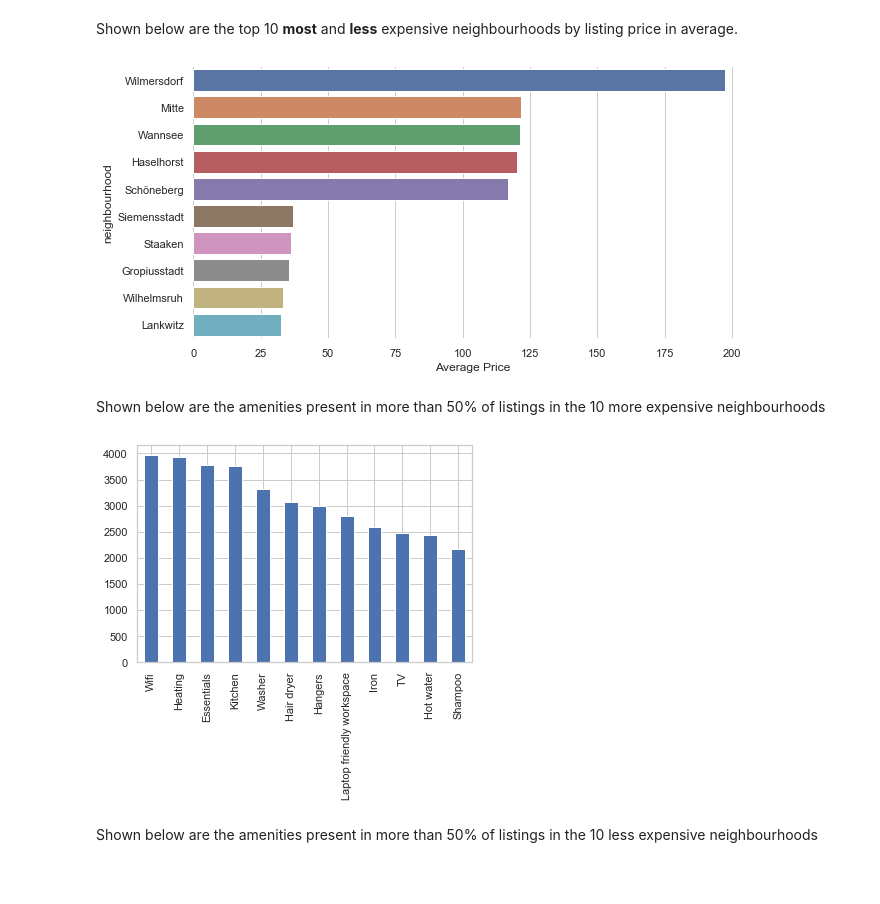
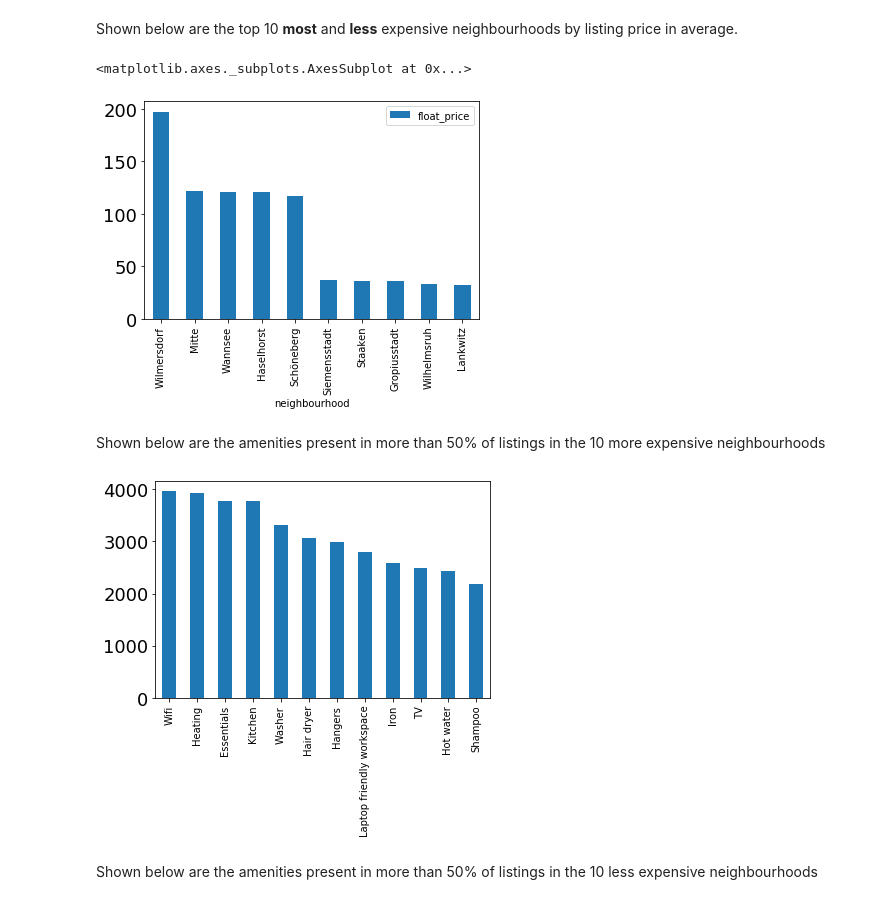
Before and after one commit to vitorarrais/data-science-notebooks, a Jupyter notebook: airbnb-berlin/airbnb-berlin.ipynb, the cells around one changed output. Drawn from its saved outputs; the diff is of its cells as text; code cells hidden in the pictures; blank space fills up the shorter version.

```diff
--- a/airbnb-berlin/airbnb-berlin.ipynb
+++ b/airbnb-berlin/airbnb-berlin.ipynb
@@ -57,18 +54,12 @@ df_grouped = df_listings.groupby('neighbourhood')['float_price']
 # %%
 # sort neighbourhoods by price
 df_mean = df_grouped.mean().sort_values(ascending=False)
 df_mean = df_mean.reset_index()
 df_mean = pd.concat([df_mean[:5], df_mean[-5:]])
-
-df_mean.rename(columns={'float_price': 'Average Price'}, inplace=True)
-sns.set(style="whitegrid")
-f, ax = plt.subplots(figsize=(10, 5))
-res = sns.barplot(x='Average Price', y='neighbourhood', data=df_mean)
-sns.despine(left=True, bottom=True)
-
-res.get_figure().savefig('top_10_neigh.png')
+df_mean.plot.bar(x='neighbourhood')
 # %% [output]
+<matplotlib.axes._subplots.AxesSubplot at 0x...>
-[figure, old version]
+[figure, new version]
 # %% [markdown]
 Shown below are the amenities present in more than 50% of listings in the 10 more expensive neighbourhoods
 # %%
@@ -85,9 +76,8 @@ df_amenities = df_amenities.dropna()
 amenitites_counts = df_amenities[0].value_counts()
 top_amenities = amenitites_counts[[count/number_of_listings > .5 for count in amenitites_counts]]
 ax = top_amenities.plot.bar()
-ax.get_figure().savefig('top10_amenities.png')
 # %% [output]
-[figure, old version]
+[figure, new version]
 # %% [markdown]
 Shown below are the amenities present in more than 50% of listings in the 10 less expensive neighbourhoods
 # %%
```
Also changed, not shown: parts of 18 cells of this notebook, 3 other files.
